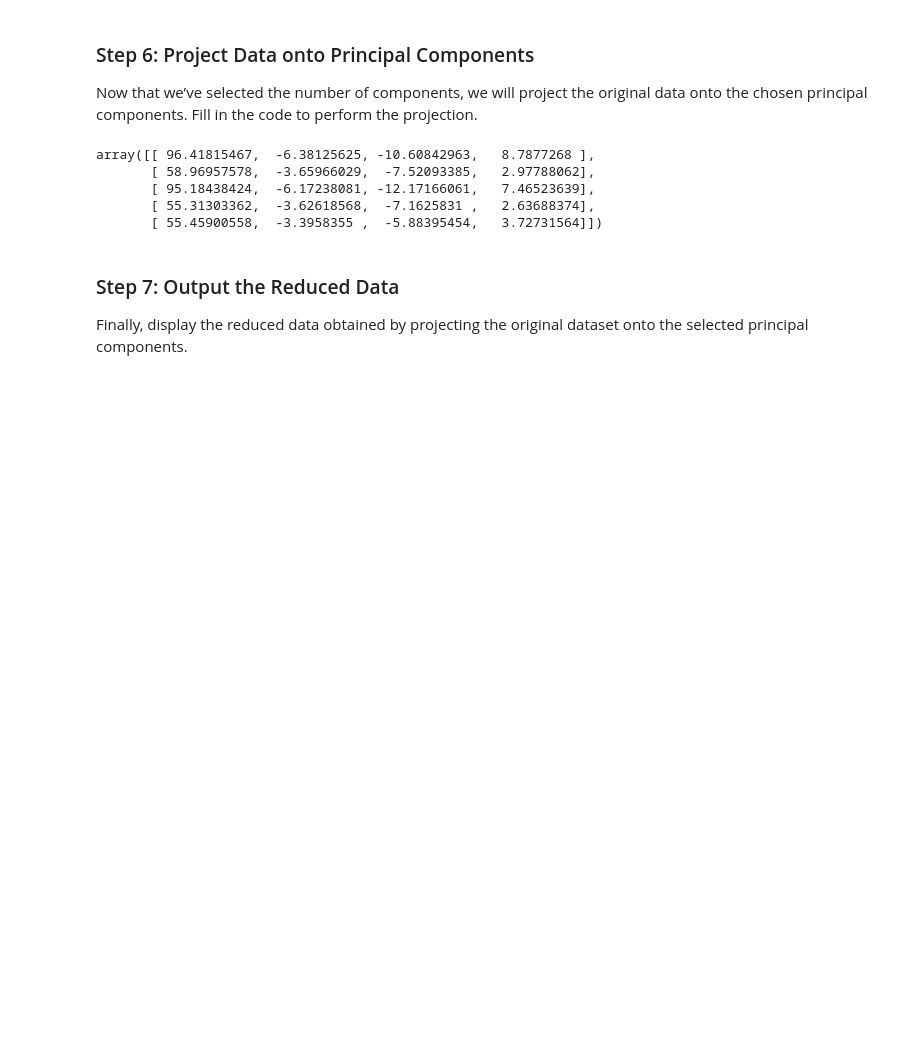
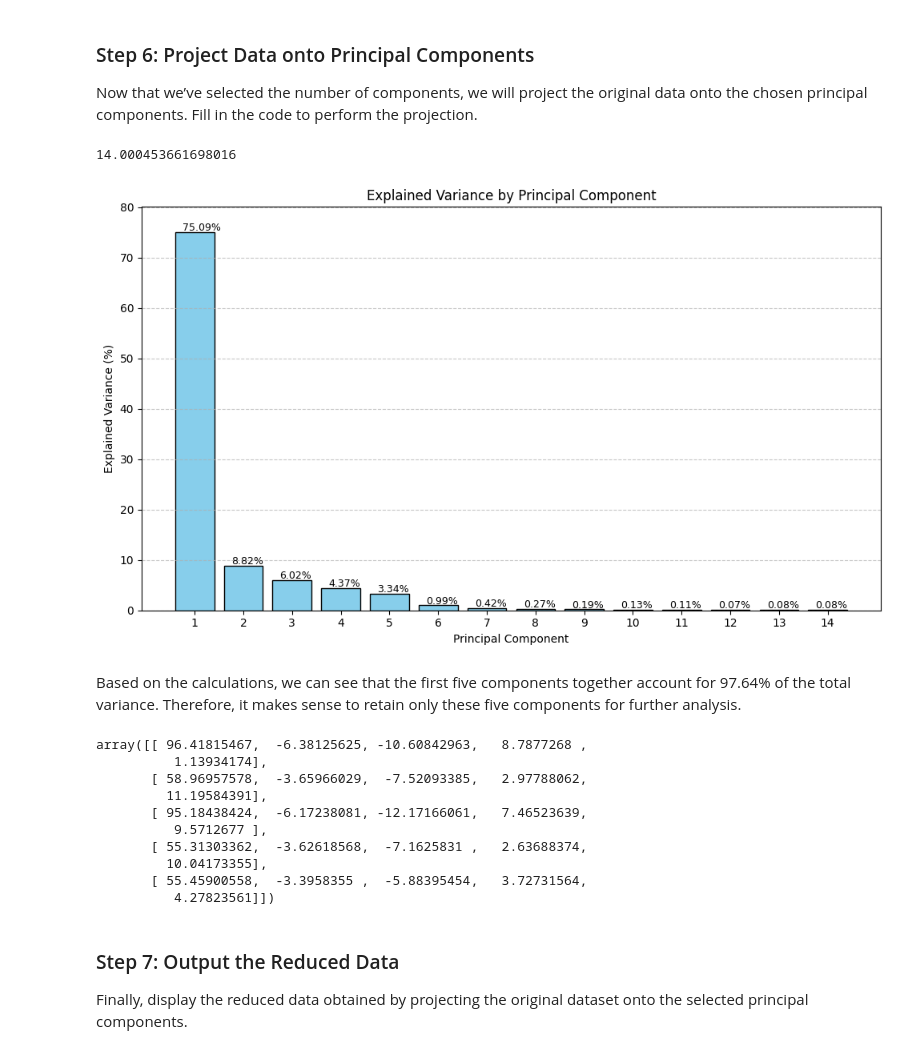
Before and after one commit to mangaorphy/ADVANCED-LINEAR-ALGEBRA-PCA-, a Jupyter notebook: PCA_Formative_1[3].ipynb, the cells around one changed output. Saved outputs shown, nothing was run; the diff lists cells and outputs as text; code cells hidden in the pictures; blank space fills up the shorter version.

Commit message:
feat: add variance visualization and component selection logic

```diff
--- a/PCA_Formative_1[3].ipynb
+++ b/PCA_Formative_1[3].ipynb
@@ -193,18 +201,53 @@ Eigenvectors matrix (columns sorted to match eigenvalues):
 
 Now that we’ve selected the number of components, we will project the original data onto the chosen principal components.
 Fill in the code to perform the projection.
+# %%
+# Decide on the number of components to keep
+
+total_variance = sum(sorted_eigenvalues)
+total_variance
+# %% [output]
+14.000453661698016
+# %%
+explained_variance = eigenvalues/total_variance
+explained_variance_percent = explained_variance*100
+
+plt.figure(figsize=(10, 6))
+components = np.arange(1, len(eigenvalues) + 1)
+plt.bar(components, explained_variance_percent, color='skyblue', edgecolor='black')
+
+plt.xlabel('Principal Component')
+plt.ylabel('Explained Variance (%)')
+plt.title('Explained Variance by Principal Component')
+plt.xticks(components)
+plt.ylim(0, max(explained_variance_percent) + 5)
+plt.grid(axis='y', linestyle='--', alpha=0.7)
+
+for i, v in enumerate(explained_variance_percent):
+    plt.text(components[i] - 0.25, v + 0.3, f"{v:.2f}%", fontsize=9)
+
+plt.tight_layout()
+# %% [output]
+[figure, added]
+# %% [markdown]
+Based on the calculations, we can see that the first five components together account for 97.64% of the total variance. Therefore, it makes sense to retain only these five components for further analysis.
 # %%
 # Step 6: Project Data onto Principal Components
-num_components = 4
-top_eigenvectors = eigenvectors[:, :num_components]  # Decide on the number of principal components to keep
+num_components = 5
+top_eigenvectors = eigenvectors[:, :num_components]
 reduced_data = np.dot(standardized_data, top_eigenvectors)
 reduced_data[:5]
 # %% [output]
-array([[ 96.41815467,  -6.38125625, -10.60842963,   8.7877268 ],
-       [ 58.96957578,  -3.65966029,  -7.52093385,   2.97788062],
-       [ 95.18438424,  -6.17238081, -12.17166061,   7.46523639],
-       [ 55.31303362,  -3.62618568,  -7.1625831 ,   2.63688374],
-       [ 55.45900558,  -3.3958355 ,  -5.88395454,   3.72731564]])
+array([[ 96.41815467,  -6.38125625, -10.60842963,   8.7877268 ,
+          1.13934174],
+       [ 58.96957578,  -3.65966029,  -7.52093385,   2.97788062,
+         11.19584391],
+       [ 95.18438424,  -6.17238081, -12.17166061,   7.46523639,
+          9.5712677 ],
+       [ 55.31303362,  -3.62618568,  -7.1625831 ,   2.63688374,
+         10.04173355],
+       [ 55.45900558,  -3.3958355 ,  -5.88395454,   3.72731564,
+          4.27823561]])
 # %% [markdown]
 ### Step 7: Output the Reduced Data
 
```
Also changed, not shown: parts of 3 cells of this notebook.
